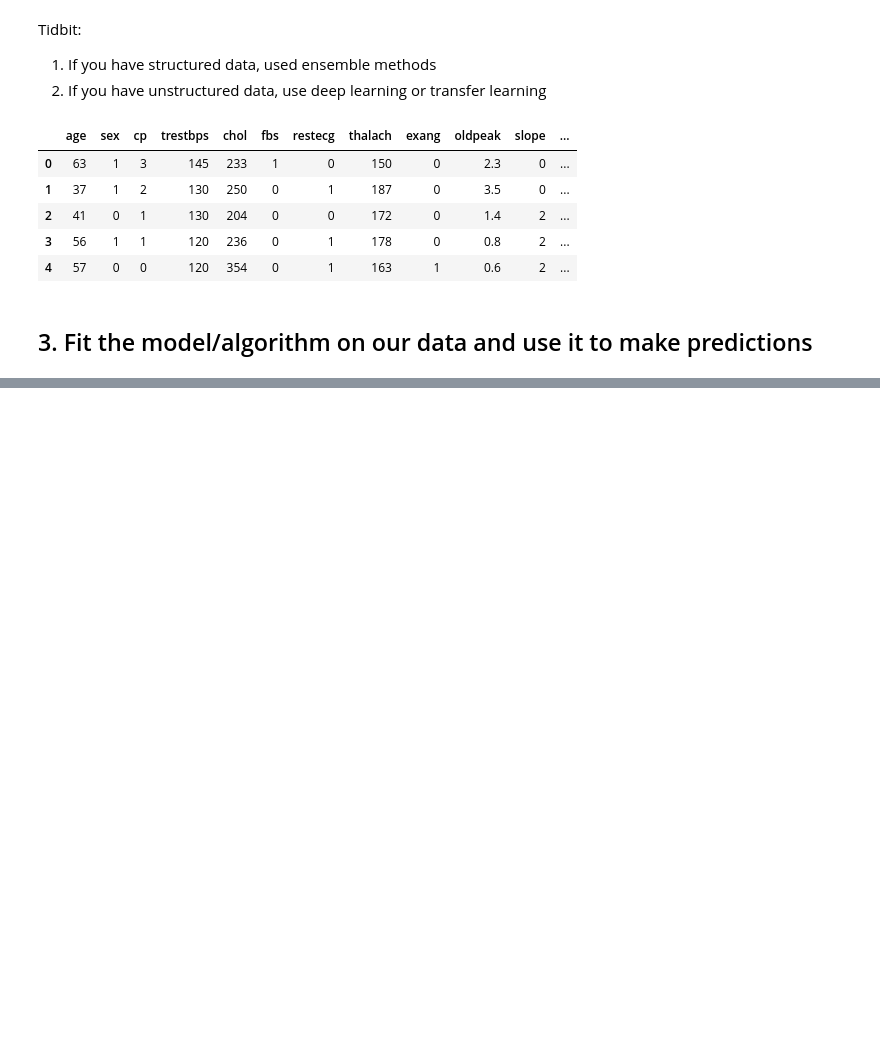
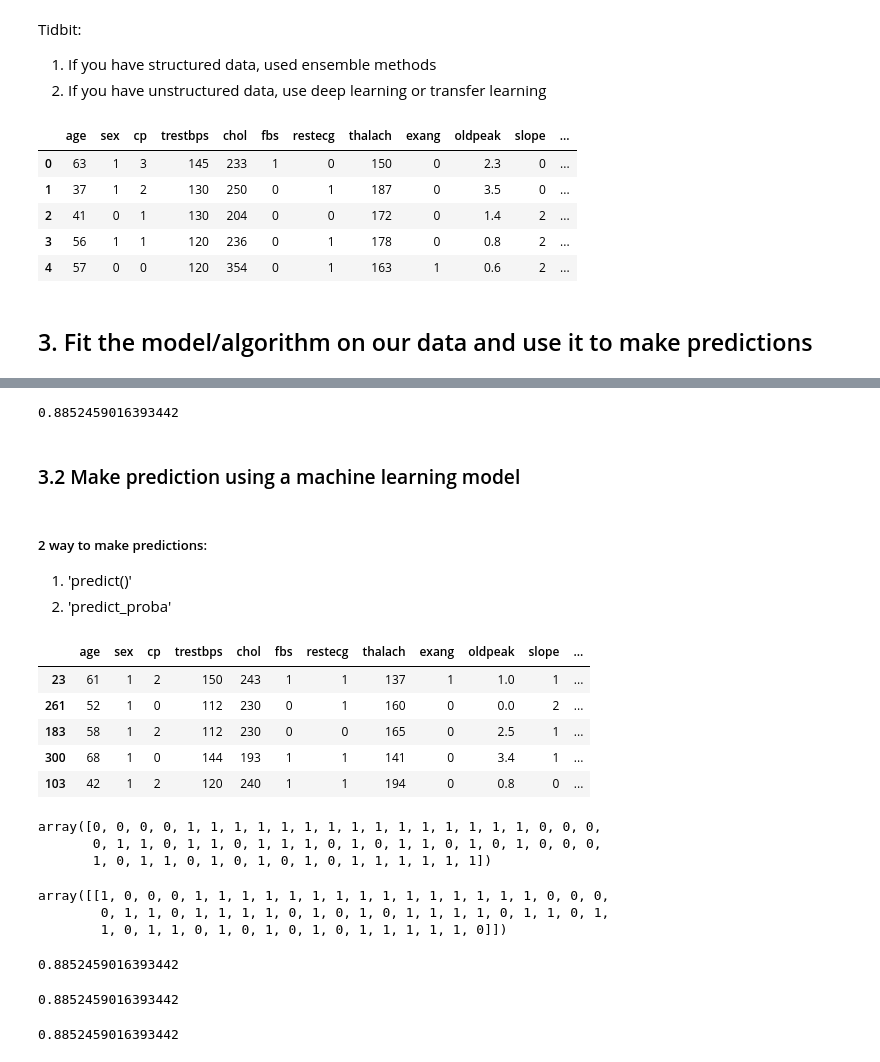
Before and after one commit to aliazani/machine-learning, a Jupyter notebook: 5-scikit-learn/1-introduction-scikit-learn.ipynb, the cells around one changed output, grey strips where cells are left out. Saved outputs shown, nothing was run; the diff lists cells and outputs as text; code cells hidden in the pictures; blank space fills up the shorter version.

Commit message:
Fit the model / algorithm and use it to make predictions on our data.

```diff
--- a/5-scikit-learn/1-introduction-scikit-learn.ipynb
+++ b/5-scikit-learn/1-introduction-scikit-learn.ipynb
@@ -844,0 +855,29 @@ steps[2] ='2. Choose the right estimator / algorithm for our probelms [x]'
+# %%
+from sklearn.ensemble import RandomForestClassifier
+
+# setup the random seed
+np.random.seed(80)
+
+# make the data
+x = heart_disease.drop('target', axis=1)
+y = heart_disease['target']
+
+# split the data
+x_train, x_test, y_train, y_test = train_test_split(x, y, test_size=0.2)
+
+# use the model
+model = RandomForestClassifier()
+
+# fit our data to the model (training the machine learning model)
+model.fit(x_train, y_train)
+
+# Use the pattern the machine has learned
+model.score(x_test, y_test)
+# %% [output]
+0.8852459016393442
+# %% [markdown]
+### 3.2 Make prediction using a machine learning model
+# %% [markdown]
+##### 2 way to make predictions:
+1. 'predict()'
+2. 'predict_proba'
@@ -844,0 +889,37 @@ steps[2] ='2. Choose the right estimator / algorithm for our probelms [x]'
+# %%
+x_test.head()
+# %% [output]
+|  | age | sex | cp | trestbps | chol | fbs | restecg | thalach | exang | oldpeak | slope | ... |
+| 23 | 61 | 1 | 2 | 150 | 243 | 1 | 1 | 137 | 1 | 1.0 | 1 | ... |
+| 261 | 52 | 1 | 0 | 112 | 230 | 0 | 1 | 160 | 0 | 0.0 | 2 | ... |
+| 183 | 58 | 1 | 2 | 112 | 230 | 0 | 0 | 165 | 0 | 2.5 | 1 | ... |
+| 300 | 68 | 1 | 0 | 144 | 193 | 1 | 1 | 141 | 0 | 3.4 | 1 | ... |
+| 103 | 42 | 1 | 2 | 120 | 240 | 1 | 1 | 194 | 0 | 0.8 | 0 | ... |
+# %%
+y_pred = model.predict(x_test)
+y_pred
+# %% [output]
+array([0, 0, 0, 0, 1, 1, 1, 1, 1, 1, 1, 1, 1, 1, 1, 1, 1, 1, 1, 0, 0, 0,
+       0, 1, 1, 0, 1, 1, 0, 1, 1, 1, 0, 1, 0, 1, 1, 0, 1, 0, 1, 0, 0, 0,
+       1, 0, 1, 1, 0, 1, 0, 1, 0, 1, 0, 1, 1, 1, 1, 1, 1])
+# %%
+np.array([y_test])
+# %% [output]
+array([[1, 0, 0, 0, 1, 1, 1, 1, 1, 1, 1, 1, 1, 1, 1, 1, 1, 1, 1, 0, 0, 0,
+        0, 1, 1, 0, 1, 1, 1, 1, 0, 1, 0, 1, 0, 1, 1, 1, 1, 0, 1, 1, 0, 1,
+        1, 0, 1, 1, 0, 1, 0, 1, 0, 1, 0, 1, 1, 1, 1, 1, 0]])
+# %%
+# compare prediction to truth labels to evaluate the model
+np.mean(y_pred == y_test)
+# %% [output]
+0.8852459016393442
+# %%
+model.score(x_test, y_test)
+# %% [output]
+0.8852459016393442
+# %%
+# or use metric
+from sklearn.metrics import accuracy_score
+accuracy_score(y_test, y_pred)
+# %% [output]
+0.8852459016393442
```
Also changed, not shown: parts of 14 cells of this notebook, 1 other file.
